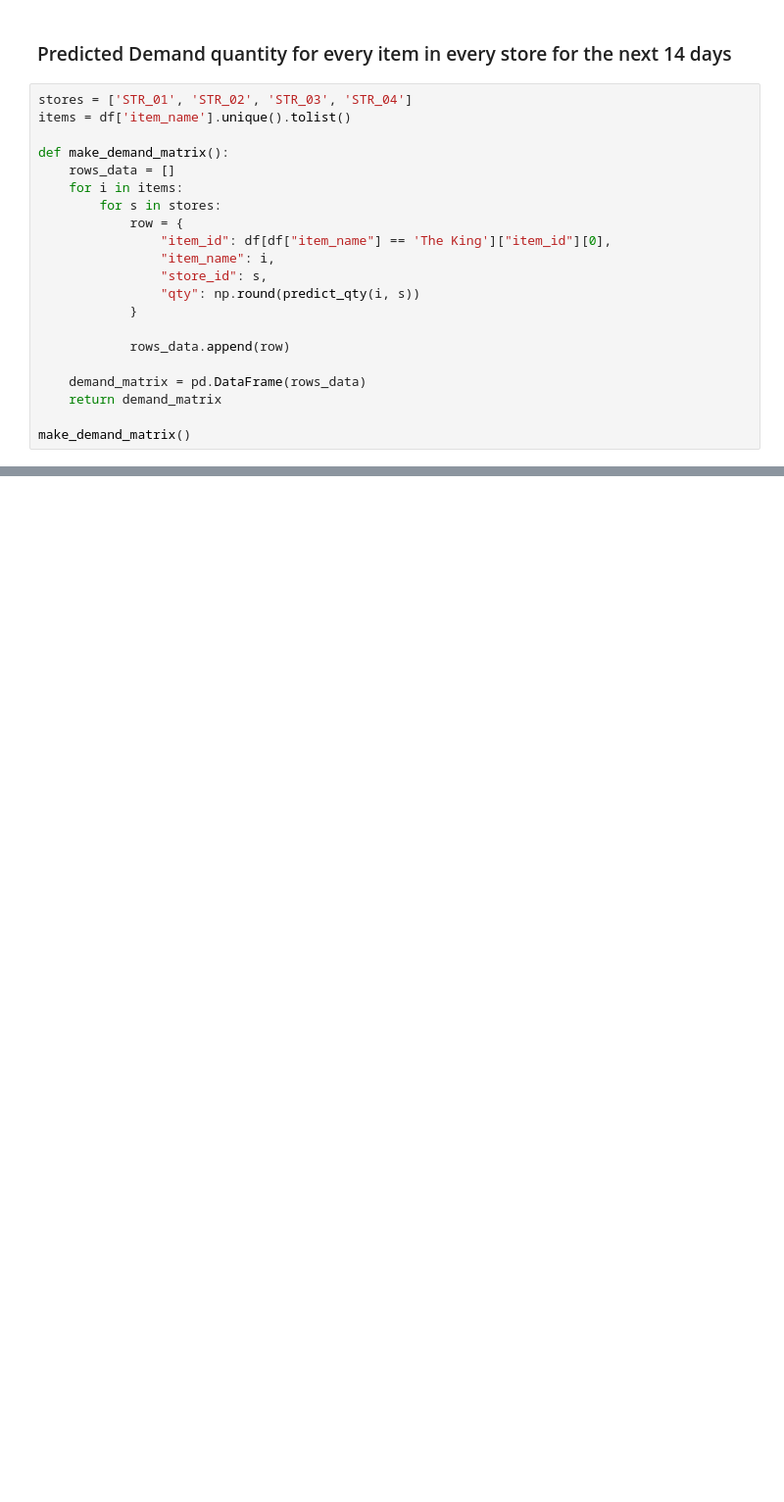
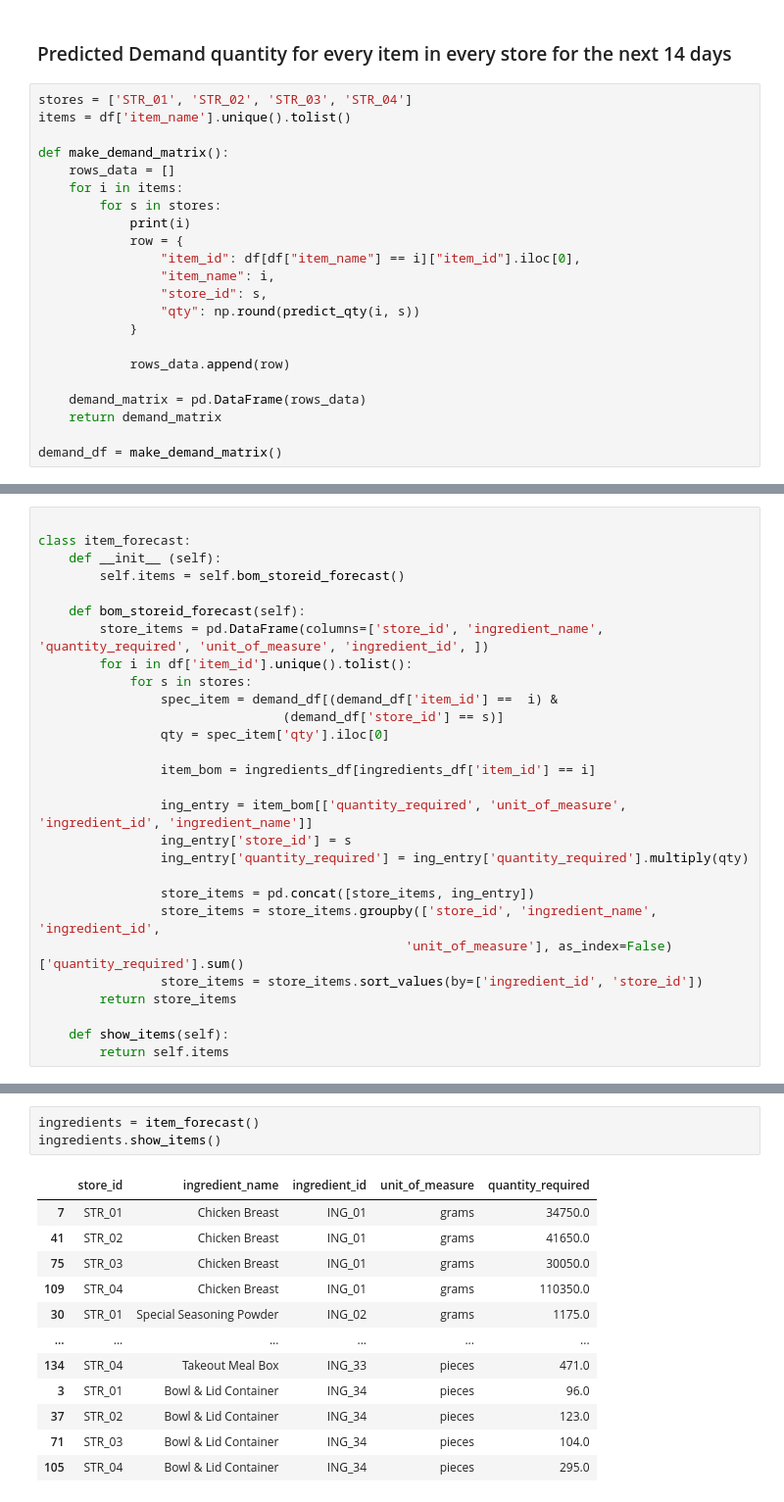
Before and after one commit to Reyal335/Monga-Sales-Forecasting-and-Analytics-App, a Jupyter notebook: ml/restaurant_demand_forecast_prototype.ipynb, the cells around one changed output, grey strips where cells are left out. Shown at 98% size. Cells and saved outputs as stored; diff of their text form; blank space fills up the shorter version.

```diff
--- a/ml/restaurant_demand_forecast_prototype.ipynb
+++ b/ml/restaurant_demand_forecast_prototype.ipynb
@@ -354,8 +354,9 @@ def make_demand_matrix():
     rows_data = []
     for i in items:
         for s in stores:
+            print(i)
             row = {
-                "item_id": df[df["item_name"] == 'The King']["item_id"][0],
+                "item_id": df[df["item_name"] == i]["item_id"].iloc[0],
                 "item_name": i,
                 "store_id": s,
                 "qty": np.round(predict_qty(i, s))
@@ -366,5 +367,5 @@ def make_demand_matrix():
     demand_matrix = pd.DataFrame(rows_data)
     return demand_matrix
 
-make_demand_matrix()
+demand_df = make_demand_matrix()
 # %% [output]
@@ -399,0 +447,28 @@ df[df['store_id'] == 'STR_04']
+# %%
+
+class item_forecast:
+    def __init__ (self):
+        self.items = self.bom_storeid_forecast()
+
+    def bom_storeid_forecast(self):
+        store_items = pd.DataFrame(columns=['store_id', 'ingredient_name', 'quantity_required', 'unit_of_measure', 'ingredient_id', ])
+        for i in df['item_id'].unique().tolist():
+            for s in stores:
+                spec_item = demand_df[(demand_df['item_id'] ==  i) &
+                                (demand_df['store_id'] == s)]
+                qty = spec_item['qty'].iloc[0]
+
+                item_bom = ingredients_df[ingredients_df['item_id'] == i]
+
+                ing_entry = item_bom[['quantity_required', 'unit_of_measure', 'ingredient_id', 'ingredient_name']]
+                ing_entry['store_id'] = s
+                ing_entry['quantity_required'] = ing_entry['quantity_required'].multiply(qty)
+
+                store_items = pd.concat([store_items, ing_entry])
+                store_items = store_items.groupby(['store_id', 'ingredient_name', 'ingredient_id',
+                                                'unit_of_measure'], as_index=False)['quantity_required'].sum()
+                store_items = store_items.sort_values(by=['ingredient_id', 'store_id'])
+        return store_items
+
+    def show_items(self):
+        return self.items
@@ -399,0 +477,16 @@ df[df['store_id'] == 'STR_04']
+# %%
+ingredients = item_forecast()
+ingredients.show_items()
+# %% [output]
+|  | store_id | ingredient_name | ingredient_id | unit_of_measure | quantity_required |
+| 7 | STR_01 | Chicken Breast | ING_01 | grams | 34750.0 |
+| 41 | STR_02 | Chicken Breast | ING_01 | grams | 41650.0 |
+| 75 | STR_03 | Chicken Breast | ING_01 | grams | 30050.0 |
+| 109 | STR_04 | Chicken Breast | ING_01 | grams | 110350.0 |
+| 30 | STR_01 | Special Seasoning Powder | ING_02 | grams | 1175.0 |
+| ... | ... | ... | ... | ... | ... |
+| 134 | STR_04 | Takeout Meal Box | ING_33 | pieces | 471.0 |
+| 3 | STR_01 | Bowl & Lid Container | ING_34 | pieces | 96.0 |
+| 37 | STR_02 | Bowl & Lid Container | ING_34 | pieces | 123.0 |
+| 71 | STR_03 | Bowl & Lid Container | ING_34 | pieces | 104.0 |
+| 105 | STR_04 | Bowl & Lid Container | ING_34 | pieces | 295.0 |
```
Also changed, not shown: parts of 8 cells of this notebook, 2 other files.
